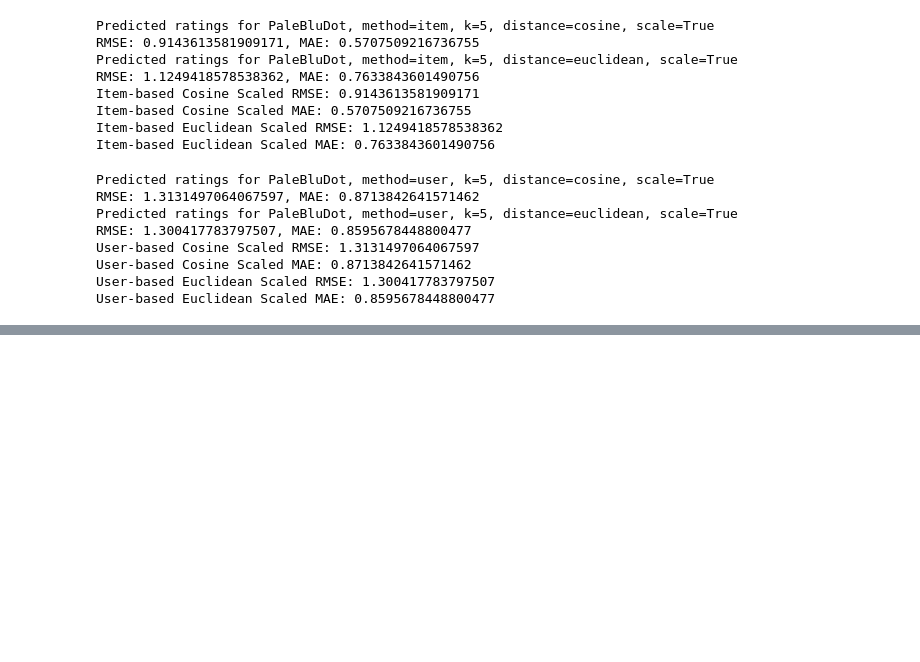
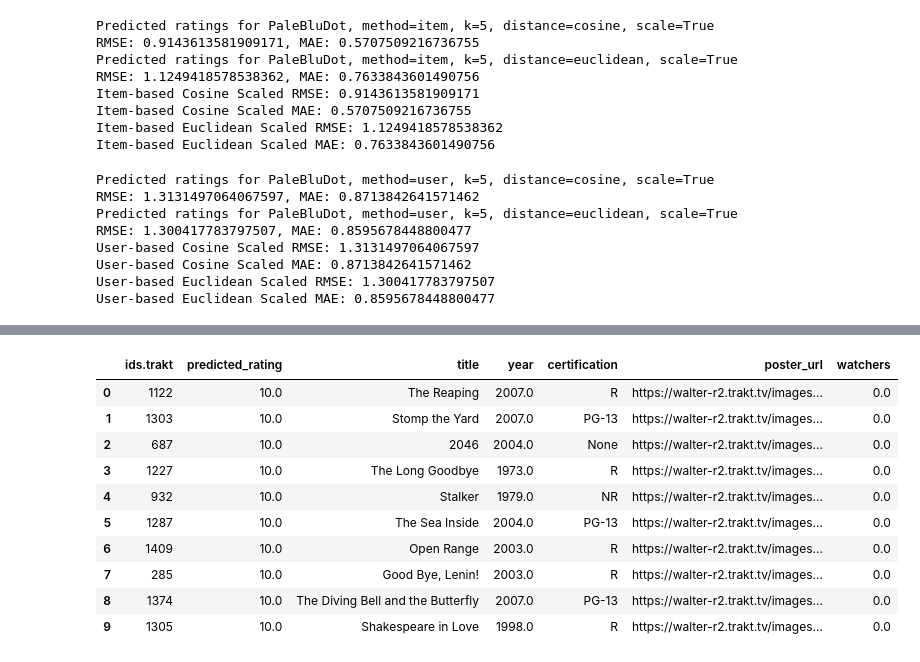
Before and after one commit to aayushdhiman/ds4420-final-project, a Jupyter notebook: finalproject.ipynb, the cells around one changed output, grey strips where cells are left out. Saved outputs shown, nothing was run; the diff lists cells and outputs as text; code cells hidden in the pictures; blank space fills up the shorter version.

```diff
--- a/finalproject.ipynb
+++ b/finalproject.ipynb
@@ -305,0 +318,14 @@ Refer to our [docs page](https://docs.streamlit.io/develop/api-reference/caching
+# %%
+recommended_euclidean_item
+# %% [output]
+|  | ids.trakt | predicted_rating | title | year | certification | poster_url | watchers |
+| 0 | 1122 | 10.0 | The Reaping | 2007.0 | R | https://walter-r2.trakt.tv/images... | 0.0 |
+| 1 | 1303 | 10.0 | Stomp the Yard | 2007.0 | PG-13 | https://walter-r2.trakt.tv/images... | 0.0 |
+| 2 | 687 | 10.0 | 2046 | 2004.0 | None | https://walter-r2.trakt.tv/images... | 0.0 |
+| 3 | 1227 | 10.0 | The Long Goodbye | 1973.0 | R | https://walter-r2.trakt.tv/images... | 0.0 |
+| 4 | 932 | 10.0 | Stalker | 1979.0 | NR | https://walter-r2.trakt.tv/images... | 0.0 |
+| 5 | 1287 | 10.0 | The Sea Inside | 2004.0 | PG-13 | https://walter-r2.trakt.tv/images... | 0.0 |
+| 6 | 1409 | 10.0 | Open Range | 2003.0 | R | https://walter-r2.trakt.tv/images... | 0.0 |
+| 7 | 285 | 10.0 | Good Bye, Lenin! | 2003.0 | R | https://walter-r2.trakt.tv/images... | 0.0 |
+| 8 | 1374 | 10.0 | The Diving Bell and the Butterfly | 2007.0 | PG-13 | https://walter-r2.trakt.tv/images... | 0.0 |
+| 9 | 1305 | 10.0 | Shakespeare in Love | 1998.0 | R | https://walter-r2.trakt.tv/images... | 0.0 |
```
Also changed, not shown: parts of 14 cells of this notebook.
